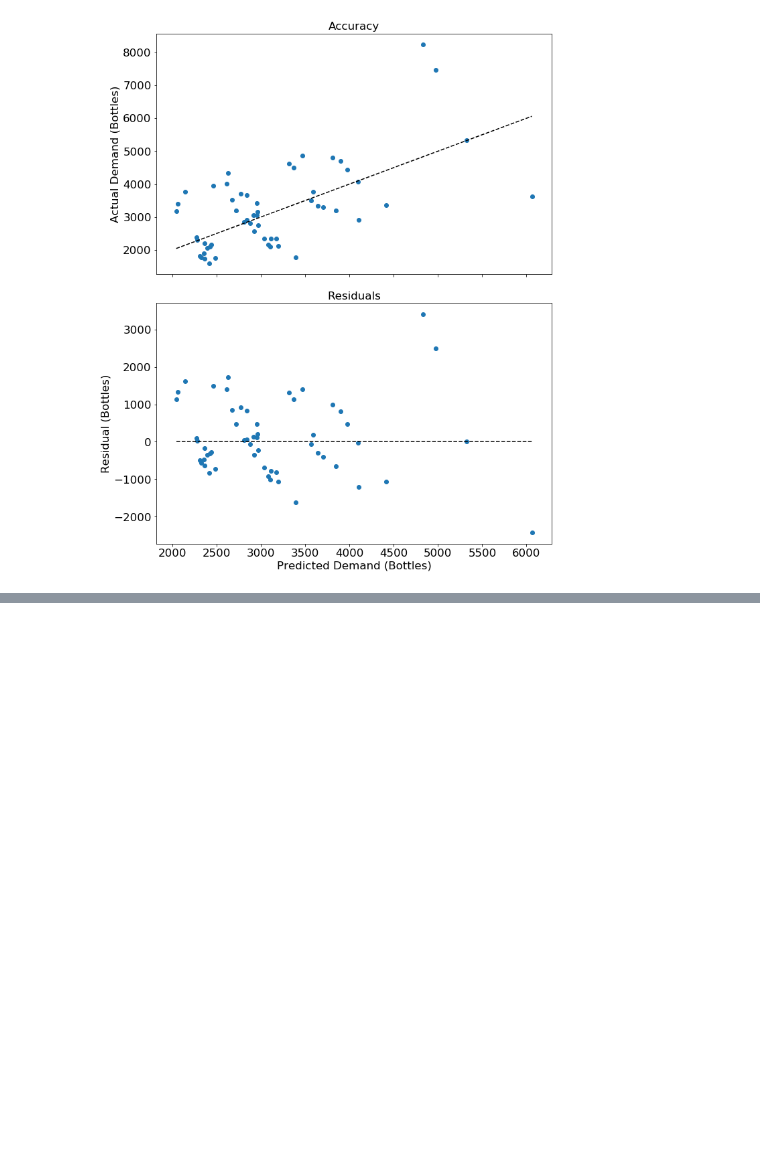
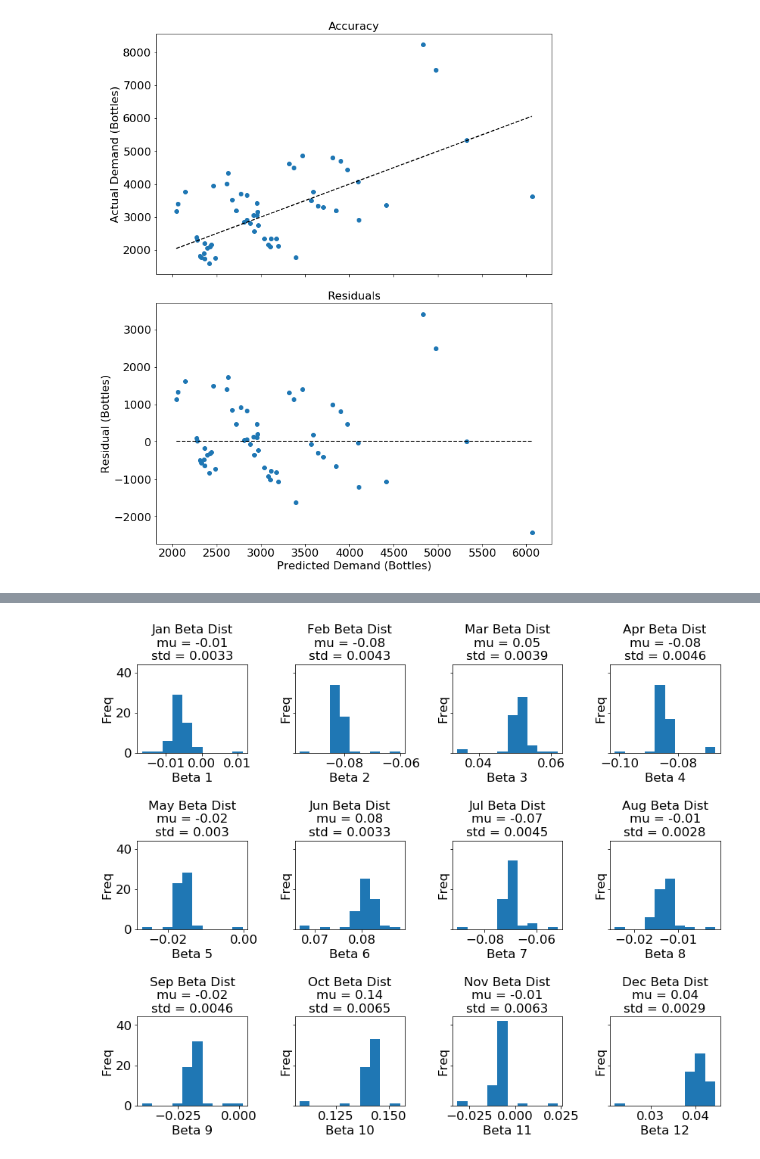
Before and after one commit to bulentarslan/drink-worthy-data, a Jupyter notebook: drink-worthy-data.ipynb, the cells around one changed output, grey strips where cells are left out. Drawn from its saved outputs; the diff is of its cells as text; code cells hidden in the pictures; blank space fills up the shorter version.

```diff
--- a/drink-worthy-data.ipynb
+++ b/drink-worthy-data.ipynb
@@ -326,0 +352,17 @@ fig.savefig('img/residuals_distribution.png')
+# %%
+beta_month = ['Jan','Feb','Mar','Apr','May','Jun','Jul','Aug','Sep','Oct','Nov','Dec']
+beta_month_means = []
+fig, ax = plt.subplots(3, 4, sharey=True, figsize=(12, 10))
+for i in range(0,3):
+    for j in range(0,4):
+        beta_index = 4 * i + j
+        beta_no = beta_index + 1
+        ax[i][j].hist(betas[:,beta_index])
+        ax[i][j].set_title(beta_month[beta_index] + ' Beta Dist' + '\n' + 'mu = ' + str(betas[:,beta_index].mean().round(2)) + '\n' + 'std = ' + str(betas[:,beta_index].std().round(4)))
+        ax[i][j].set_ylabel('Freq')
+        ax[i][j].set_xlabel('Beta ' + str(beta_no))
+        beta_month_means.append(betas[:,beta_index].mean())
+fig.tight_layout()
+fig.savefig('./img/seasonality_coef_hists.png')
+# %% [output]
+[figure, added]
```
Also changed, not shown: parts of 7 cells of this notebook, 5 other files.
